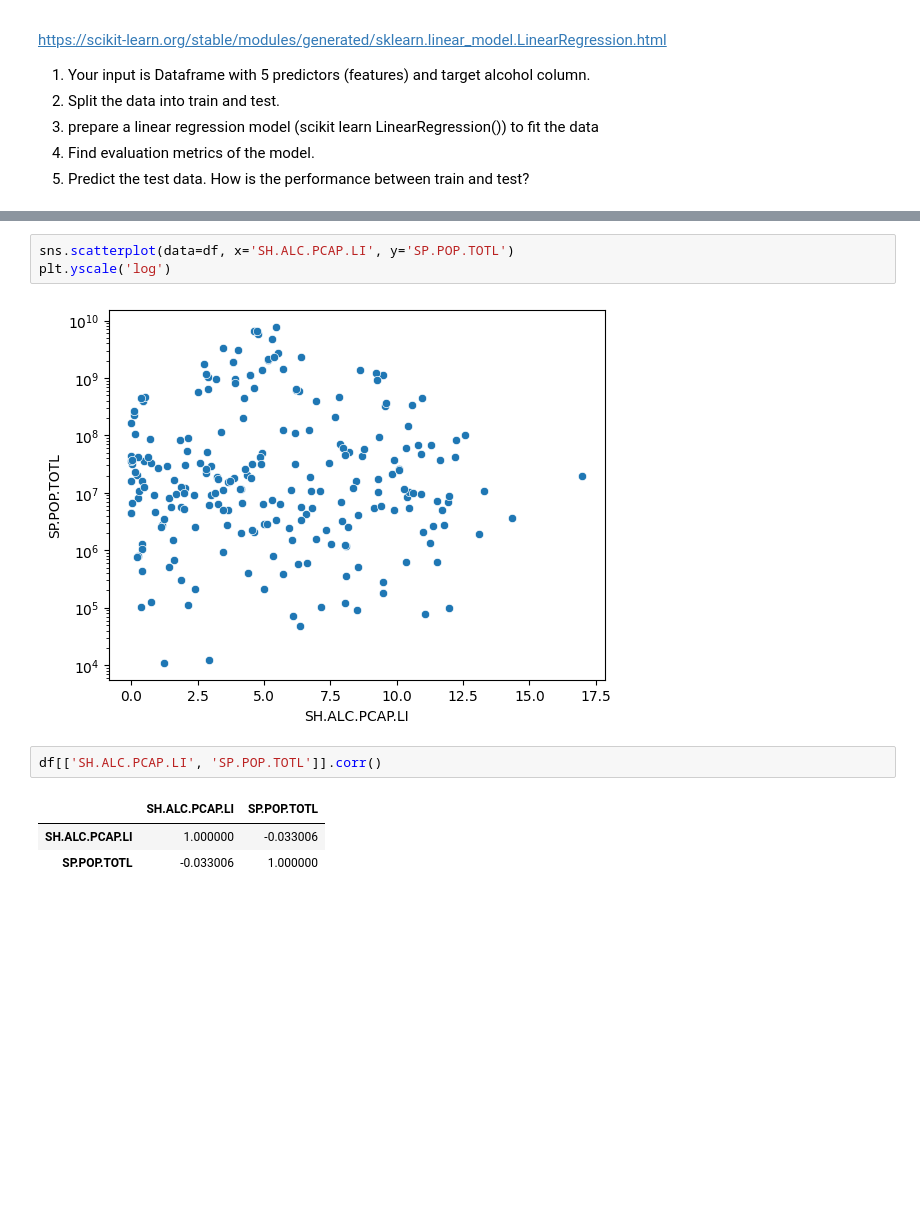
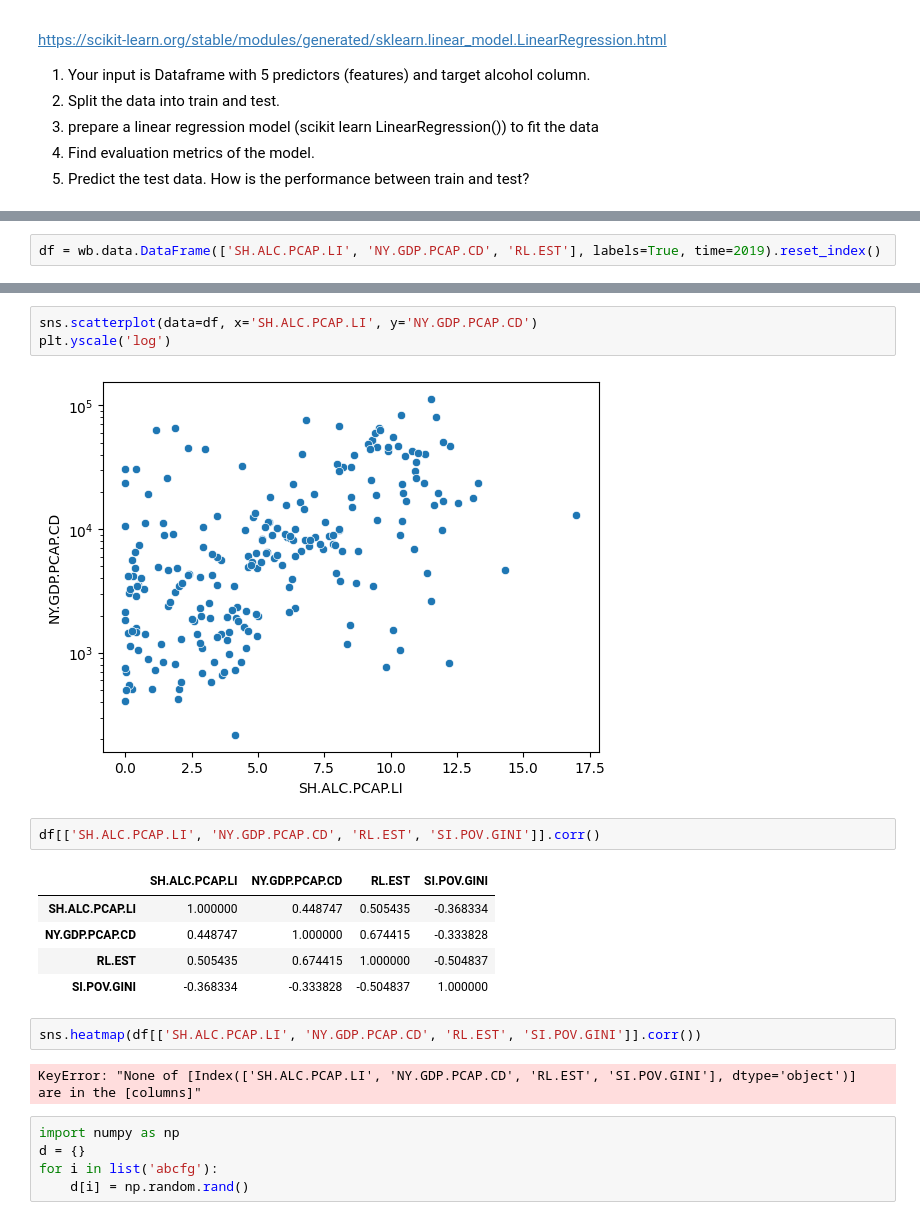
Before and after one commit to Py-ualg/miniprojects, a Jupyter notebook: alcoholism/intro.ipynb, the cells around one changed output, grey strips where cells are left out. Drawn from its saved outputs; the diff is of its cells as text; blank space fills up the shorter version.

```diff
--- a/alcoholism/intro.ipynb
+++ b/alcoholism/intro.ipynb
@@ -58,3 +118,5 @@ df = wb.data.DataFrame(['SH.ALC.PCAP.LI', 'SP.POP.TOTL'], labels=True, time=2019
+# %%
+df = wb.data.DataFrame(['SH.ALC.PCAP.LI', 'NY.GDP.PCAP.CD', 'RL.EST'], labels=True, time=2019).reset_index()
 # %%
 df
 # %% [output]
@@ -74,11 +205,22 @@ df
 # %%
-sns.scatterplot(data=df, x='SH.ALC.PCAP.LI', y='SP.POP.TOTL')
+sns.scatterplot(data=df, x='SH.ALC.PCAP.LI', y='NY.GDP.PCAP.CD')
 plt.yscale('log')
 # %% [output]
-[figure, old version]
+[figure, new version]
 # %%
-df[['SH.ALC.PCAP.LI', 'SP.POP.TOTL']].corr()
+df[['SH.ALC.PCAP.LI', 'NY.GDP.PCAP.CD', 'RL.EST', 'SI.POV.GINI']].corr()
 # %% [output]
-|  | SH.ALC.PCAP.LI | SP.POP.TOTL |
-| SH.ALC.PCAP.LI | 1.000000 | -0.033006 |
-| SP.POP.TOTL | -0.033006 | 1.000000 |
+|  | SH.ALC.PCAP.LI | NY.GDP.PCAP.CD | RL.EST | SI.POV.GINI |
+| SH.ALC.PCAP.LI | 1.000000 | 0.448747 | 0.505435 | -0.368334 |
+| NY.GDP.PCAP.CD | 0.448747 | 1.000000 | 0.674415 | -0.333828 |
+| RL.EST | 0.505435 | 0.674415 | 1.000000 | -0.504837 |
+| SI.POV.GINI | -0.368334 | -0.333828 | -0.504837 | 1.000000 |
+# %%
+sns.heatmap(df[['SH.ALC.PCAP.LI', 'NY.GDP.PCAP.CD', 'RL.EST', 'SI.POV.GINI']].corr())
+# %% [output]
+KeyError: "None of [Index(['SH.ALC.PCAP.LI', 'NY.GDP.PCAP.CD', 'RL.EST', 'SI.POV.GINI'], dtype='object')] are in the [columns]"
+# %%
+import numpy as np
+d = {}
+for i in list('abcfg'):
+    d[i] = np.random.rand()
```
Also changed, not shown: parts of 23 cells of this notebook, 4 other files.
